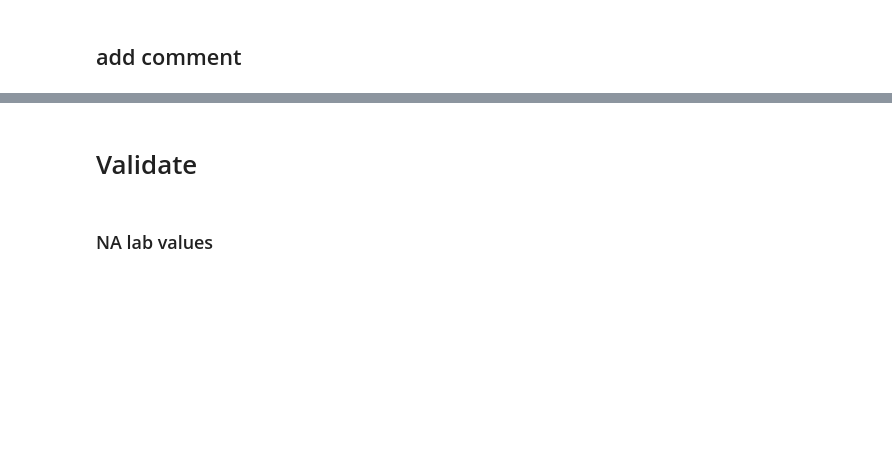
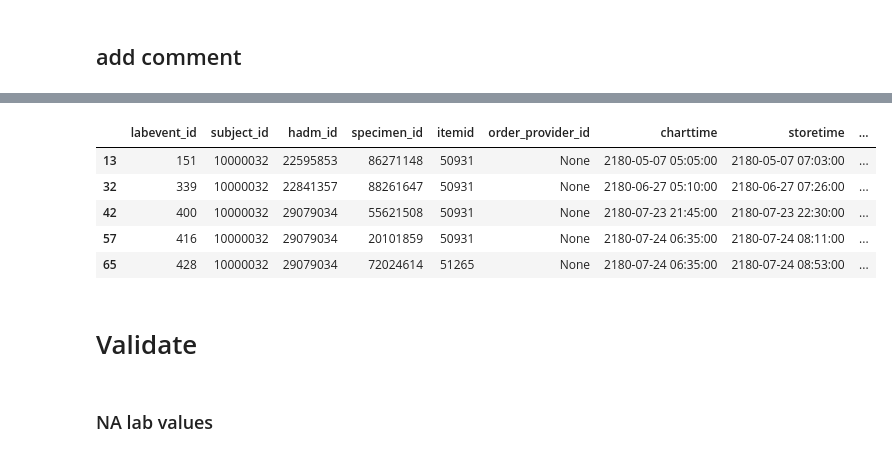
Before and after one commit to oldsandiaz/mimicclif, a Jupyter notebook: notebooks/labs_dev.ipynb, the cells around one changed output, grey strips where cells are left out. Cells and saved outputs as stored; diff of their text form; code cells hidden in the pictures; blank space fills up the shorter version.

```diff
--- a/notebooks/labs_dev.ipynb
+++ b/notebooks/labs_dev.ipynb
@@ -192,0 +228,3 @@ value_na.head()
+# %%
+mask = df_le["comments"].notna()
+mask.mean()
@@ -193,3 +249,13 @@ value_na.head()
+# %%
+comments = df_le[mask]
+comments.head()
+# %% [output]
+|  | labevent_id | subject_id | hadm_id | specimen_id | itemid | order_provider_id | charttime | storetime | ... |
+| 13 | 151 | 10000032 | 22595853 | 86271148 | 50931 | None | 2180-05-07 05:05:00 | 2180-05-07 07:03:00 | ... |
+| 32 | 339 | 10000032 | 22841357 | 88261647 | 50931 | None | 2180-06-27 05:10:00 | 2180-06-27 07:26:00 | ... |
+| 42 | 400 | 10000032 | 29079034 | 55621508 | 50931 | None | 2180-07-23 21:45:00 | 2180-07-23 22:30:00 | ... |
+| 57 | 416 | 10000032 | 29079034 | 20101859 | 50931 | None | 2180-07-24 06:35:00 | 2180-07-24 08:11:00 | ... |
+| 65 | 428 | 10000032 | 29079034 | 72024614 | 51265 | None | 2180-07-24 06:35:00 | 2180-07-24 08:53:00 | ... |
 # %% [markdown]
 # Validate
 # %% [markdown]
```
Also changed, not shown: parts of 16 cells of this notebook, 10 other files.
